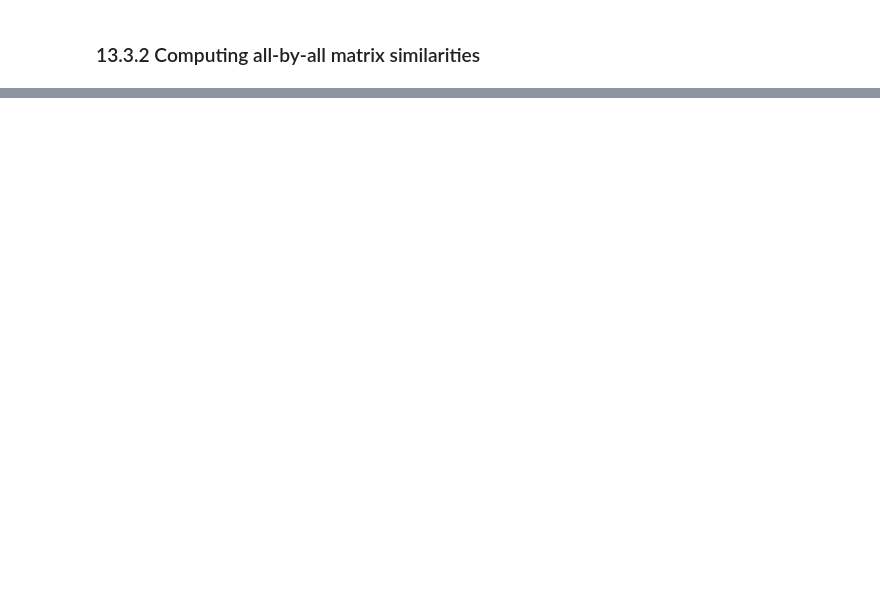
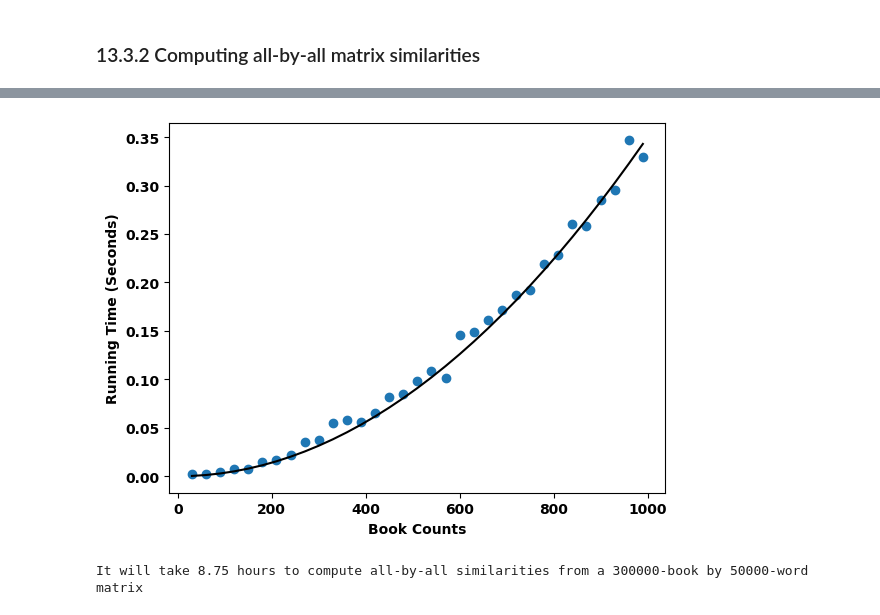
Before and after one commit to IanSinColorado/DataScienceBootcamp, a Jupyter notebook: Chapter13.ipynb, the cells around one changed output, grey strips where cells are left out. Drawn from its saved outputs; the diff is of its cells as text; code cells hidden in the pictures; blank space fills up the shorter version.

```diff
--- a/Chapter13.ipynb
+++ b/Chapter13.ipynb
@@ -608,0 +649,17 @@ plt.show()
+# %%
+# Modeling running times using a quadratic curve
+def y(x): return (0.35 / (1000 ** 2)) * (x ** 2)
+plt.scatter(book_counts, run_times)
+plt.plot(book_counts, y(np.array(book_counts)), c='k')
+plt.xlabel('Book Counts')
+plt.ylabel('Running Time (Seconds)')
+plt.show()
+# %% [output]
+[figure, added]
+# %%
+# Predicting the running time for 300,000 books
+book_count = 300000
+run_time = y(book_count) / 3600 # <-- convert seconds to hours
+print(f"It will take {run_time} hours to compute all-by-all similarities from a {book_count}-book by {vocabulary_size}-word matrix")
+# %% [output]
+It will take 8.75 hours to compute all-by-all similarities from a 300000-book by 50000-word matrix
```
Also changed, not shown: parts of 20 cells of this notebook.
